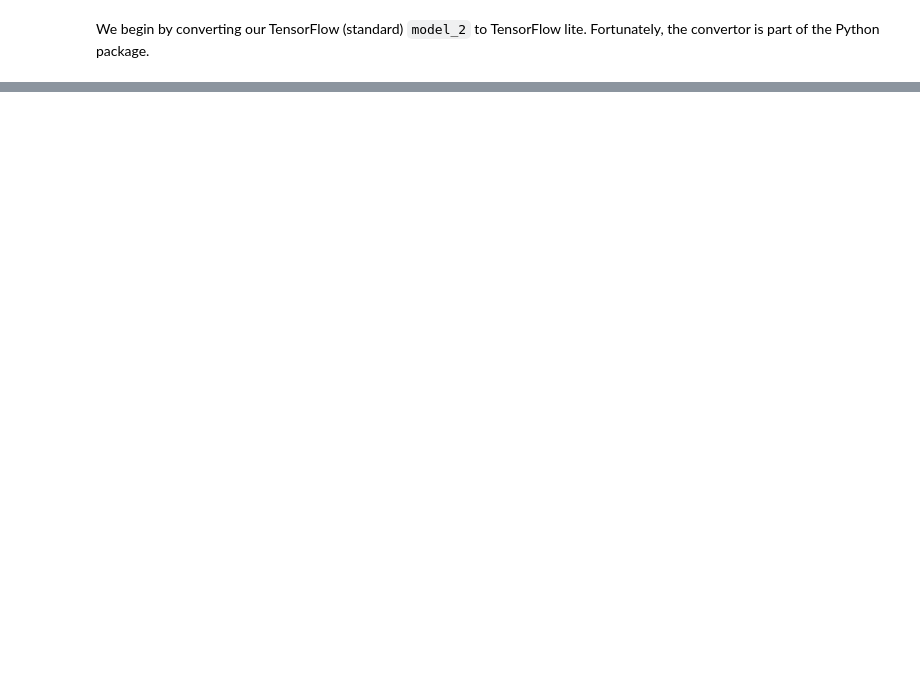
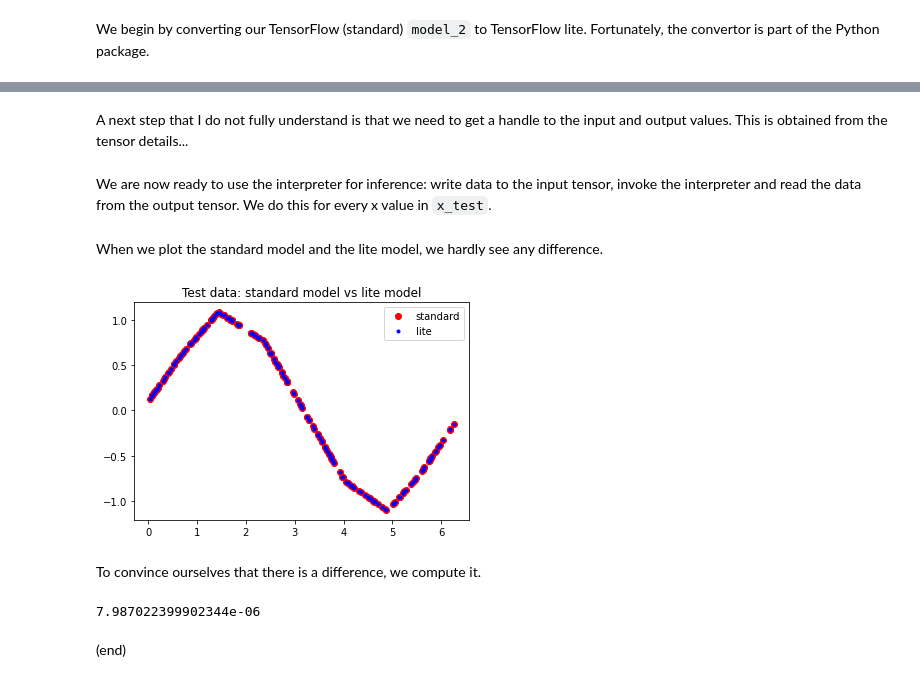
Before and after one commit to maarten-pennings/MachineLearning, a Jupyter notebook: sine/sine.ipynb, the cells around one changed output, grey strips where cells are left out. Drawn from its saved outputs; the diff is of its cells as text; code cells hidden in the pictures; blank space fills up the shorter version.

Commit message:
Adds tensorflow lite

```diff
--- a/sine/sine.ipynb
+++ b/sine/sine.ipynb
@@ -468,0 +522,45 @@ open("sine.tflite", "wb").write(model_2_lite);
+# %%
+interpreter = tf.lite.Interpreter('sine.tflite')
+interpreter.allocate_tensors()
+# %% [markdown]
+A next step that I do not fully understand is that we need to get a handle to the input and output values. This is obtained from the tensor details...
+# %%
+iinput = interpreter.get_input_details()[0]["index"]
+ioutput = interpreter.get_output_details()[0]["index"]
+# %% [markdown]
+We are now ready to use the interpreter for inference: write data to the input tensor, invoke the interpreter and read the data from the output tensor. We do this for every x value in `x_test`.
+# %%
+y_lite = []
+for x in x_test:
+    # Convert scalar x to a two-dimensional array
+    xx = tf.convert_to_tensor( [[x]], dtype=np.float32 )
+    # Write to input, infere, read output
+    interpreter.set_tensor( iinput, xx )
+    interpreter.invoke()
+    yy = interpreter.get_tensor(ioutput)[0]
+    # Append to y_lite
+    y_lite.append( yy )
+# %% [markdown]
+When we plot the standard model and the lite model, we hardly see any difference.
+# %%
+plt.plot( x_test, y_pred, 'ro', label='standard')
+plt.plot( x_test, y_lite, 'b.', label='lite')
+plt.title('Test data: standard model vs lite model')
+plt.legend();
+# %% [output]
+[figure, added]
+# %% [markdown]
+To convince ourselves that there is a difference, we compute it.
+# %%
+error = 0
+for i in range(len(x_test)) :
+    y1 = y_pred[i][0]
+    y2 = y_lite[i][0]
+    delta = abs(y1-y2)
+    error += delta
+
+print(error)
+# %% [output]
+7.987022399902344e-06
+# %% [markdown]
+(end)
```
Also changed, not shown: parts of 21 cells of this notebook, 2 other files.
